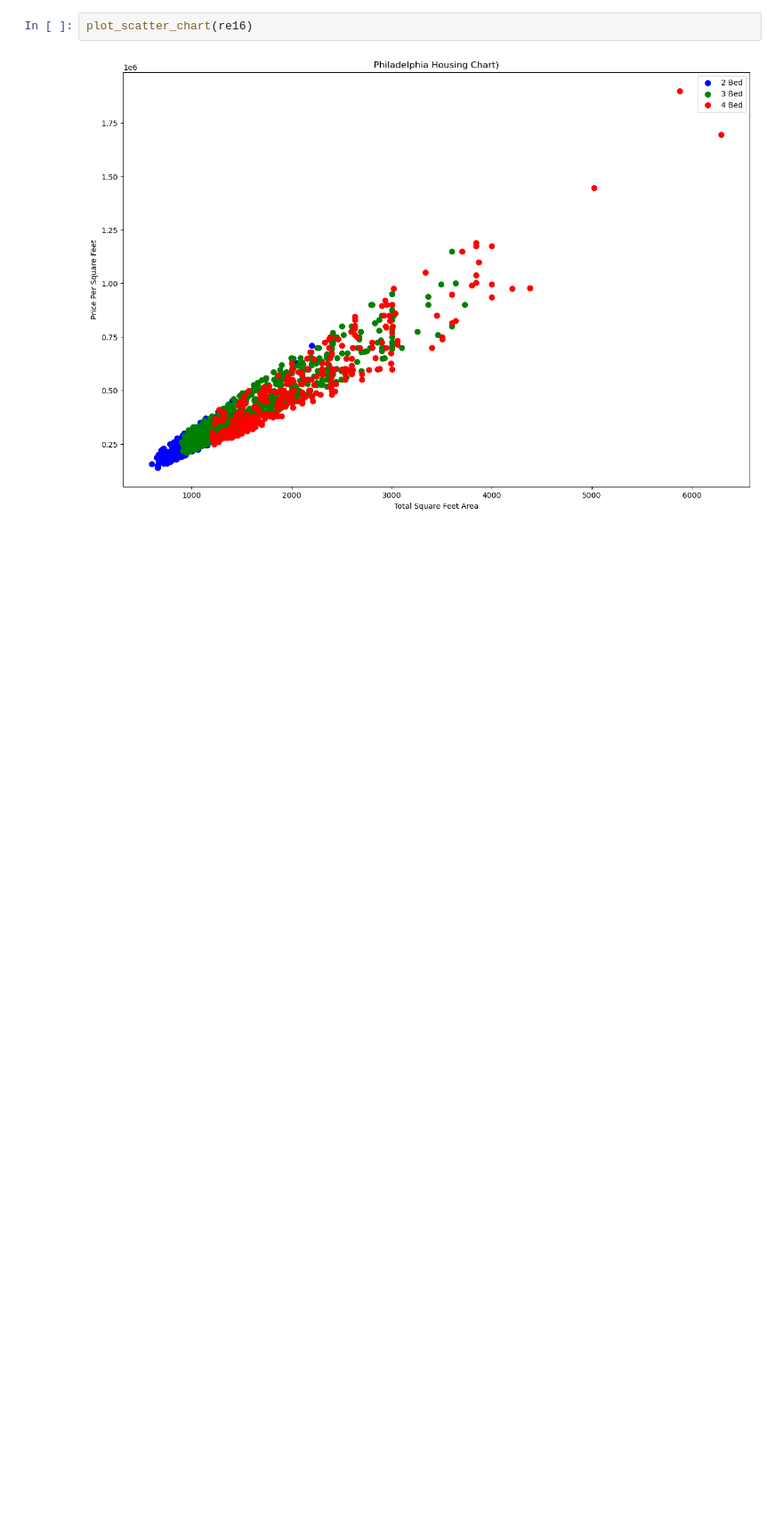
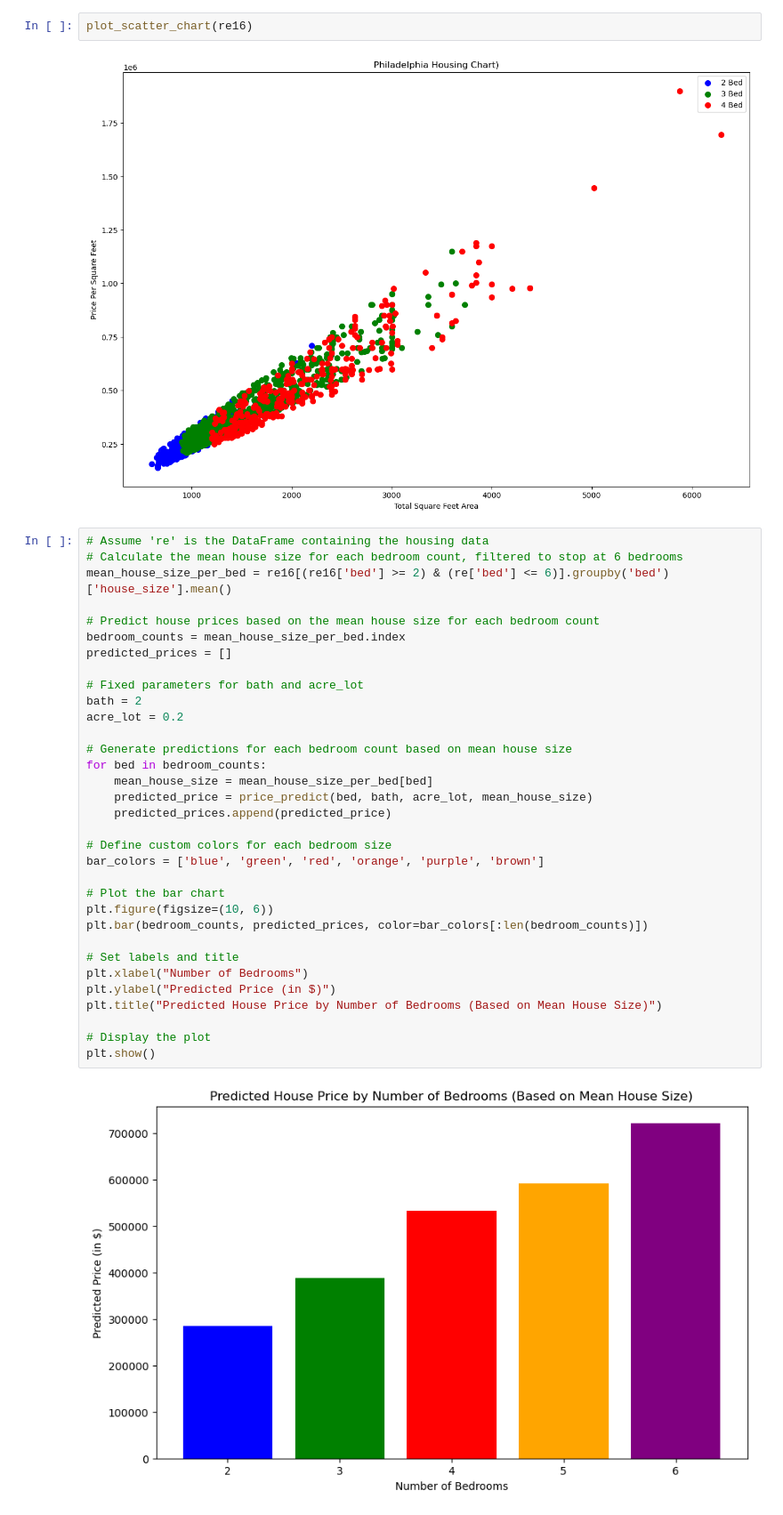
Before and after one commit to sblackwell686/Capstone, a Jupyter notebook: HousePredictor.ipynb, the cells around one changed output. Shown: that part at 89% size. Drawn from its saved outputs; the diff is of its cells as text; blank space fills up the shorter version.

```diff
--- a/HousePredictor.ipynb
+++ b/HousePredictor.ipynb
@@ -695,3 +695,38 @@ plot_scatter_chart(re16)
 plot_scatter_chart(re16)
 # %% [output]
 [figure]
+# %%
+# Assume 're' is the DataFrame containing the housing data
+# Calculate the mean house size for each bedroom count, filtered to stop at 6 bedrooms
+mean_house_size_per_bed = re16[(re16['bed'] >= 2) & (re['bed'] <= 6)].groupby('bed')['house_size'].mean()
+
+# Predict house prices based on the mean house size for each bedroom count
+bedroom_counts = mean_house_size_per_bed.index
+predicted_prices = []
+
+# Fixed parameters for bath and acre_lot
+bath = 2
+acre_lot = 0.2
+
+# Generate predictions for each bedroom count based on mean house size
+for bed in bedroom_counts:
+    mean_house_size = mean_house_size_per_bed[bed]
+    predicted_price = price_predict(bed, bath, acre_lot, mean_house_size)
+    predicted_prices.append(predicted_price)
+
+# Define custom colors for each bedroom size
+bar_colors = ['blue', 'green', 'red', 'orange', 'purple', 'brown']
+
+# Plot the bar chart
+plt.figure(figsize=(10, 6))
+plt.bar(bedroom_counts, predicted_prices, color=bar_colors[:len(bedroom_counts)])
+
+# Set labels and title
+plt.xlabel("Number of Bedrooms")
+plt.ylabel("Predicted Price (in $)")
+plt.title("Predicted House Price by Number of Bedrooms (Based on Mean House Size)")
+
+# Display the plot
+plt.show()
+# %% [output]
+[figure, added]
```
Also changed, not shown: parts of 4 cells of this notebook.
